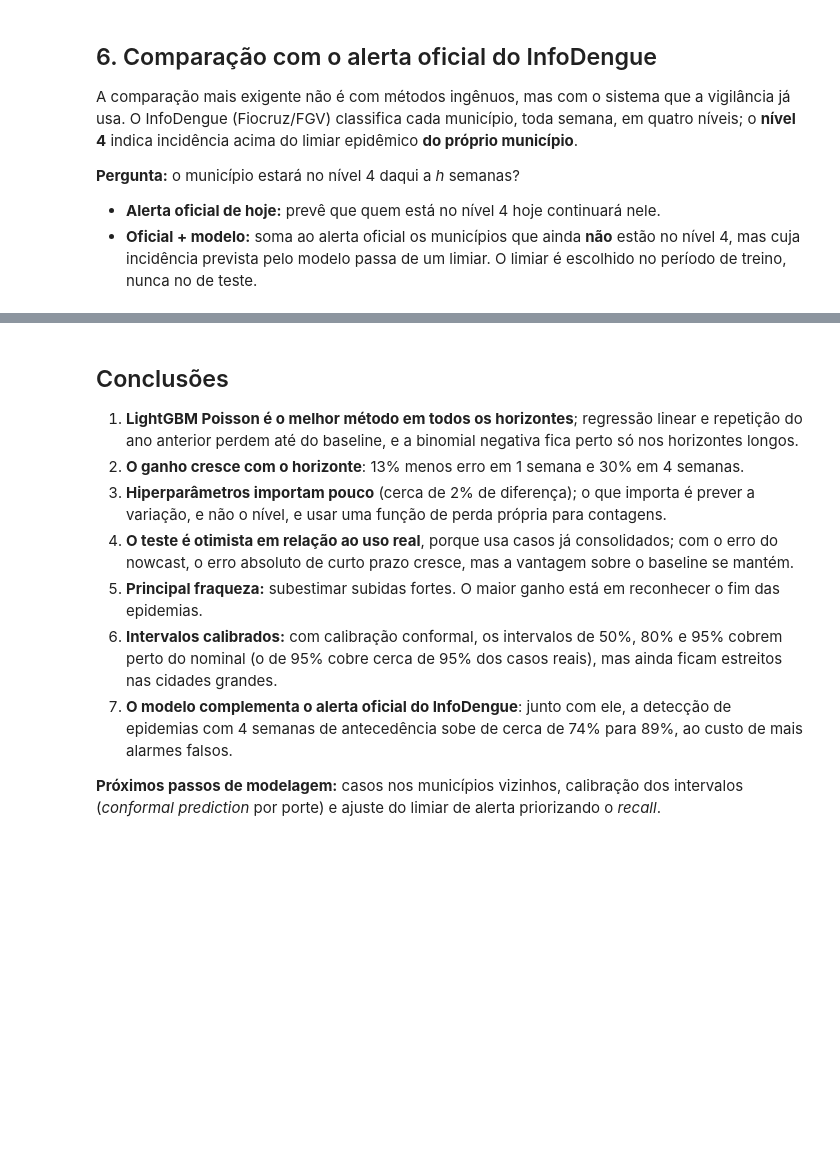
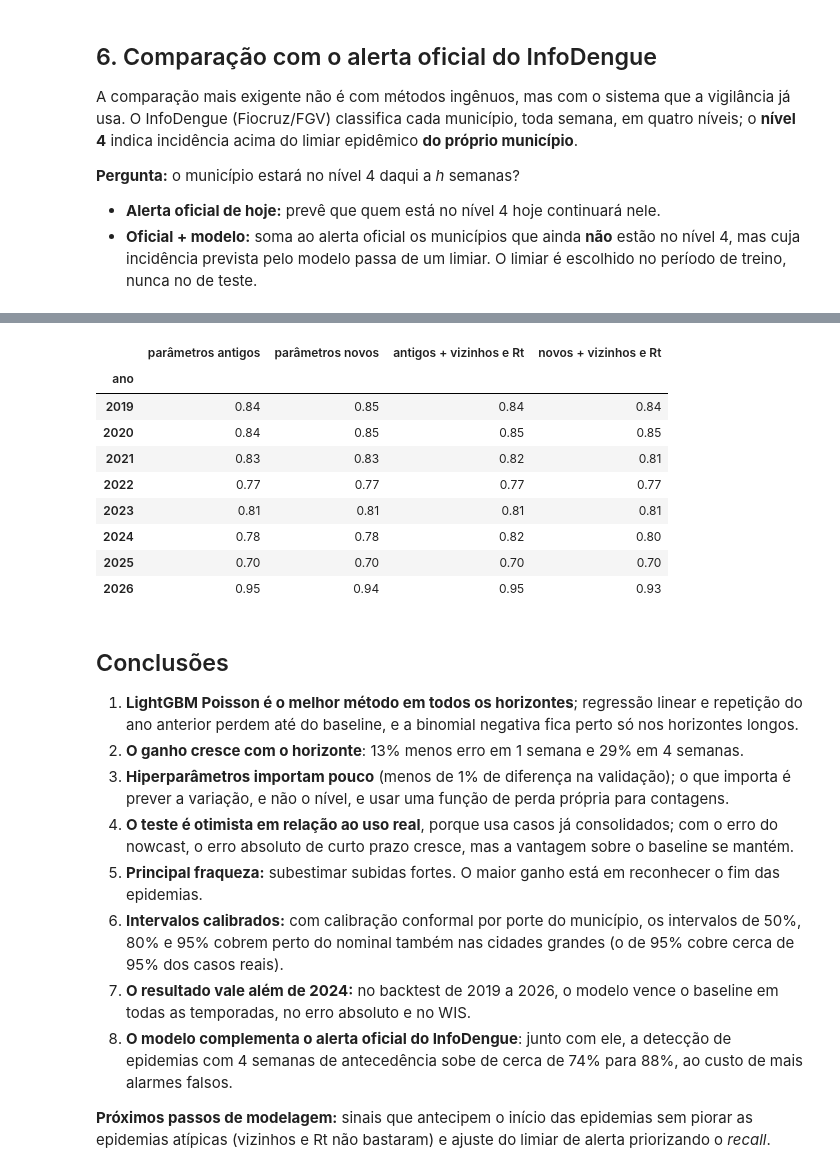
Before and after one commit to luishenrique1702/radar-dengue, a Jupyter notebook: notebooks/03_modelagem_e_avaliacao.ipynb, the cells around one changed output, grey strips where cells are left out. Saved outputs shown, nothing was run; the diff lists cells and outputs as text; code cells hidden in the pictures; blank space fills up the shorter version.

```diff
--- a/notebooks/03_modelagem_e_avaliacao.ipynb
+++ b/notebooks/03_modelagem_e_avaliacao.ipynb
@@ -561,18 +614,38 @@ gestão, e o limiar pode ser ajustado para isso.
+# %%
+ba = pd.DataFrame(json.load(open("models/backtest_atributos.json")))
+for c in ["antigo", "só parâmetros", "só atributos", "novo"]:
+    ba[c] = ba[c] / ba["baseline"]
+ba.groupby("ano")[["antigo", "só parâmetros", "só atributos", "novo"]].mean().rename(columns={
+    "antigo": "parâmetros antigos", "só parâmetros": "parâmetros novos",
+    "só atributos": "antigos + vizinhos e Rt", "novo": "novos + vizinhos e Rt"}).round(4)
+# %% [output]
+|  | parâmetros antigos | parâmetros novos | antigos + vizinhos e Rt | novos + vizinhos e Rt |
+| ano |  |  |  |  |
+| 2019 | 0.84 | 0.85 | 0.84 | 0.84 |
+| 2020 | 0.84 | 0.85 | 0.85 | 0.85 |
+| 2021 | 0.83 | 0.83 | 0.82 | 0.81 |
+| 2022 | 0.77 | 0.77 | 0.77 | 0.77 |
+| 2023 | 0.81 | 0.81 | 0.81 | 0.81 |
+| 2024 | 0.78 | 0.78 | 0.82 | 0.80 |
+| 2025 | 0.70 | 0.70 | 0.70 | 0.70 |
+| 2026 | 0.95 | 0.94 | 0.95 | 0.93 |
 # %% [markdown]
 ## Conclusões
 
 1. **LightGBM Poisson é o melhor método em todos os horizontes**; regressão linear e repetição do
    ano anterior perdem até do baseline, e a binomial negativa fica perto só nos horizontes longos.
-2. **O ganho cresce com o horizonte**: 13% menos erro em 1 semana e 30% em 4 semanas.
-3. **Hiperparâmetros importam pouco** (cerca de 2% de diferença); o que importa é prever a variação, e
-   não o nível, e usar uma função de perda própria para contagens.
+2. **O ganho cresce com o horizonte**: 13% menos erro em 1 semana e 29% em 4 semanas.
+3. **Hiperparâmetros importam pouco** (menos de 1% de diferença na validação); o que importa é prever a
+   variação, e não o nível, e usar uma função de perda própria para contagens.
 4. **O teste é otimista em relação ao uso real**, porque usa casos já consolidados; com o erro do
    nowcast, o erro absoluto de curto prazo cresce, mas a vantagem sobre o baseline se mantém.
 5. **Principal fraqueza:** subestimar subidas fortes. O maior ganho está em reconhecer o fim das epidemias.
-6. **Intervalos calibrados:** com calibração conformal, os intervalos de 50%, 80% e 95% cobrem perto
-   do nominal (o de 95% cobre cerca de 95% dos casos reais), mas ainda ficam estreitos nas cidades grandes.
+6. **Intervalos calibrados:** com calibração conformal por porte do município, os intervalos de 50%, 80%
+   e 95% cobrem perto do nominal também nas cidades grandes (o de 95% cobre cerca de 95% dos casos reais).
+8. **O resultado vale além de 2024:** no backtest de 2019 a 2026, o modelo vence o baseline em todas as
+   temporadas, no erro absoluto e no WIS.
 7. **O modelo complementa o alerta oficial do InfoDengue**: junto com ele, a detecção de epidemias
-   com 4 semanas de antecedência sobe de cerca de 74% para 89%, ao custo de mais alarmes falsos.
+   com 4 semanas de antecedência sobe de cerca de 74% para 88%, ao custo de mais alarmes falsos.
 
-**Próximos passos de modelagem:** casos nos municípios vizinhos, calibração dos intervalos (*conformal
-prediction* por porte) e ajuste do limiar de alerta priorizando o *recall*.
+**Próximos passos de modelagem:** sinais que antecipem o início das epidemias sem piorar as epidemias
+atípicas (vizinhos e Rt não bastaram) e ajuste do limiar de alerta priorizando o *recall*.
```
Also changed, not shown: parts of 22 cells of this notebook, 27 other files.
